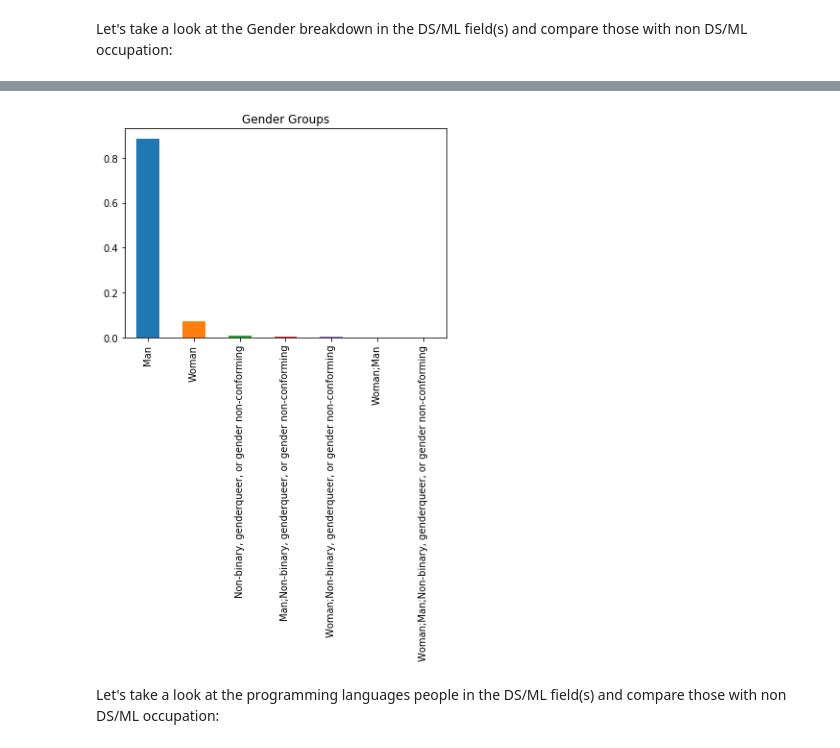
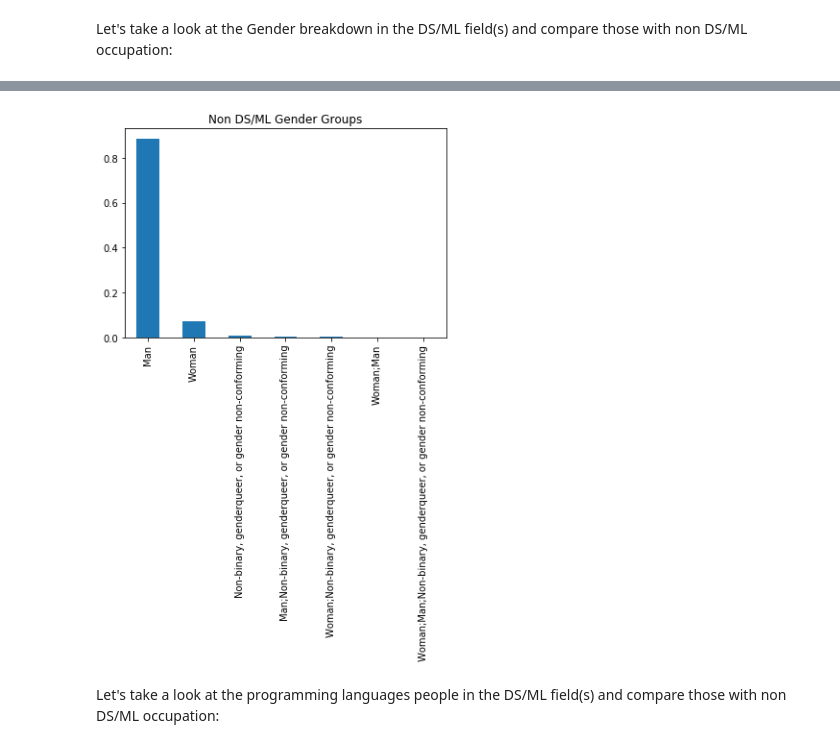
Before and after one commit to lilleboe/stackoverflow_research, a Jupyter notebook: research.ipynb, the cells around one changed output, grey strips where cells are left out. Drawn from its saved outputs; the diff is of its cells as text; code cells hidden in the pictures.

```diff
--- a/research.ipynb
+++ b/research.ipynb
@@ -296,9 +345,9 @@ plt.title("Gender Groups");
 # %%
 chart_values = df_non_ds.Gender.value_counts()
-(chart_values/df_non_ds.shape[0]).plot(kind="bar");
-plt.title("Gender Groups");
+(chart_values/df_non_ds.shape[0]).plot(kind="bar")
+plt.title("Non DS/ML Gender Groups");
 # %% [output]
-[figure, old version]
+[figure, new version]
 # %% [markdown]
 Let's take a look at the programming languages people in the DS/ML field(s) and compare those with non DS/ML occupation:
 # %%
```
Also changed, not shown: parts of 35 cells of this notebook.
